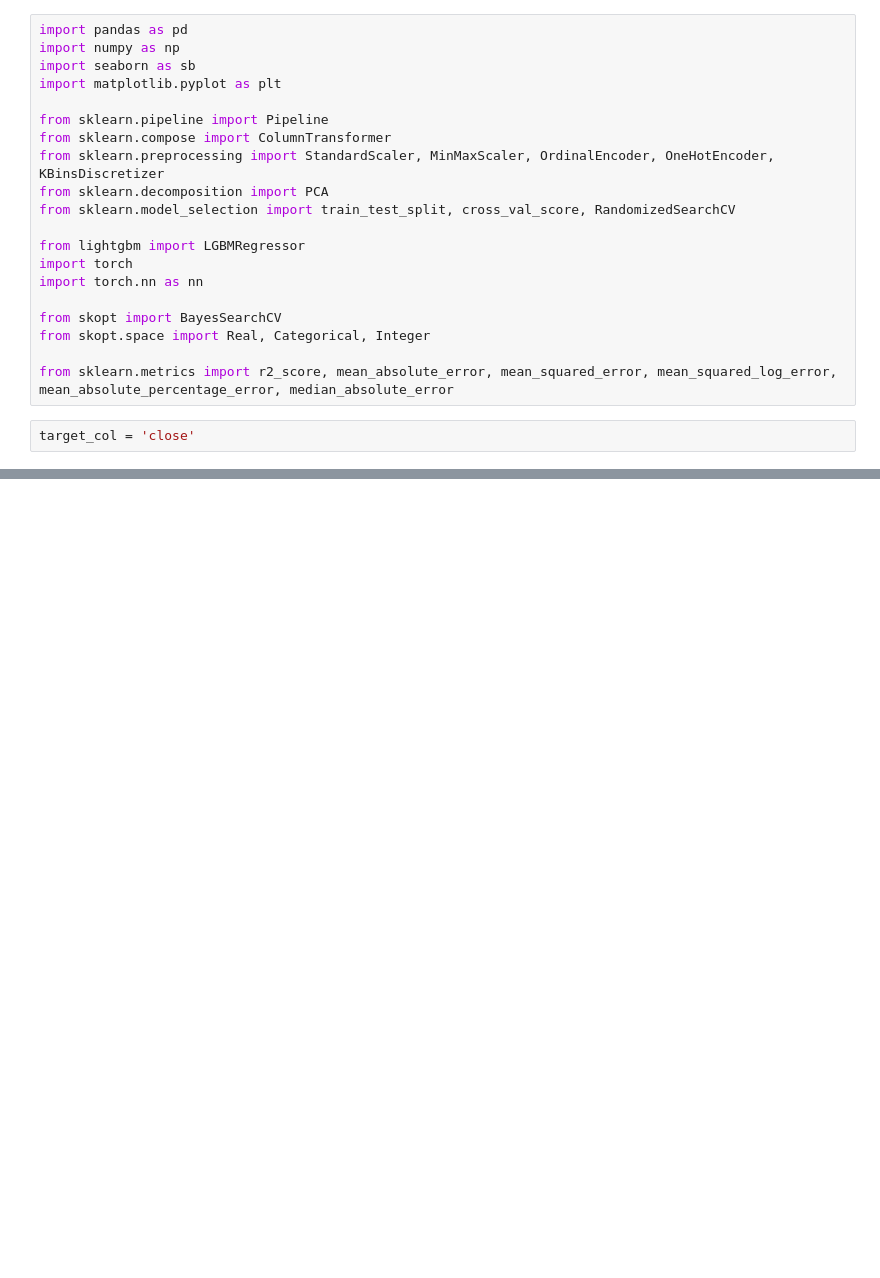
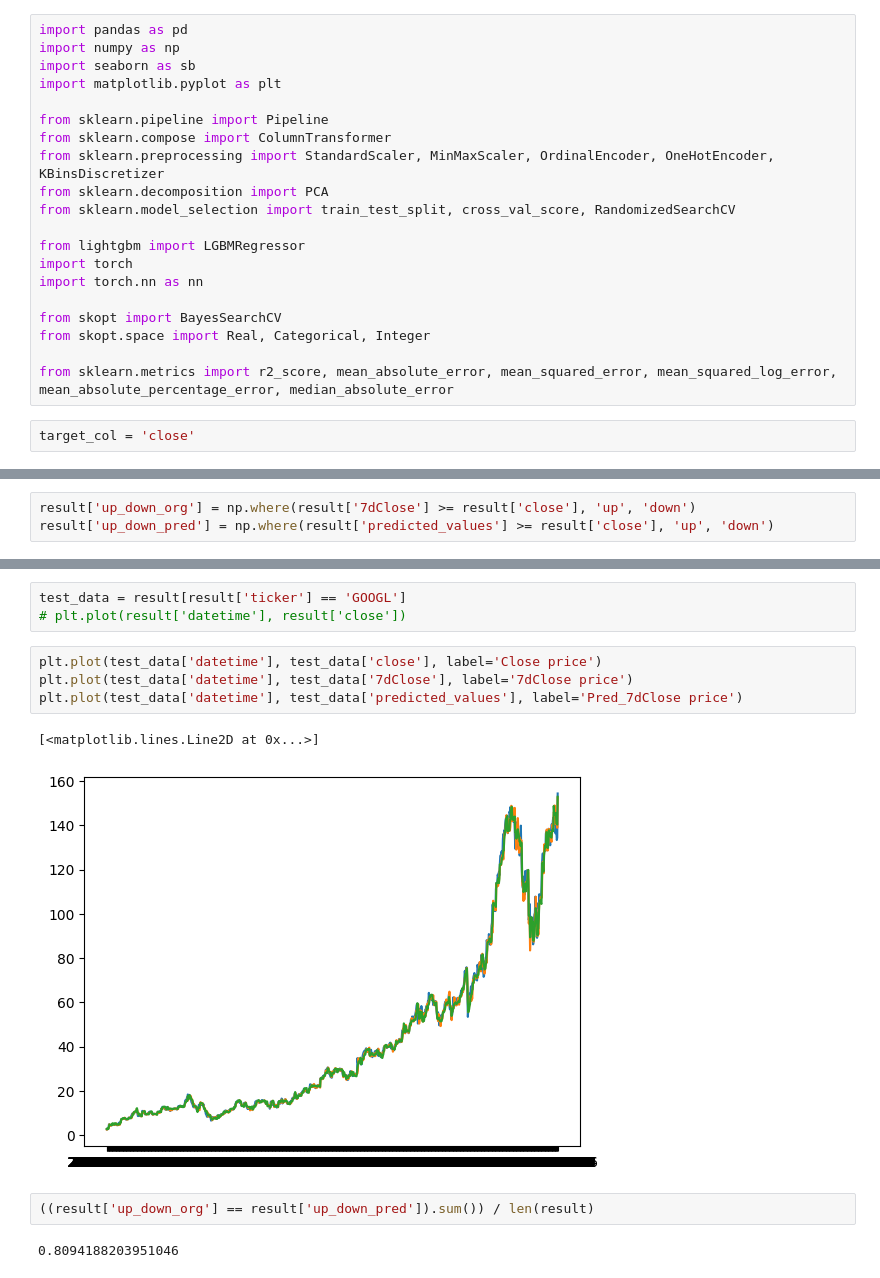
Before and after one commit to ALEE0001/stock_prediction, a Jupyter notebook: model.ipynb, the cells around one changed output, grey strips where cells are left out. Cells and saved outputs as stored; diff of their text form; blank space fills up the shorter version.

```diff
--- a/model.ipynb
+++ b/model.ipynb
@@ -211,0 +146,3 @@ Name: log_close, Length: 680657, dtype: float64
+# %%
+result['up_down_org'] = np.where(result['7dClose'] >= result['close'], 'up', 'down')
+result['up_down_pred'] = np.where(result['predicted_values'] >= result['close'], 'up', 'down')
@@ -211,0 +165,14 @@ Name: log_close, Length: 680657, dtype: float64
+# %%
+test_data = result[result['ticker'] == 'GOOGL']
+# plt.plot(result['datetime'], result['close'])
+# %%
+plt.plot(test_data['datetime'], test_data['close'], label='Close price')
+plt.plot(test_data['datetime'], test_data['7dClose'], label='7dClose price')
+plt.plot(test_data['datetime'], test_data['predicted_values'], label='Pred_7dClose price')
+# %% [output]
+[<matplotlib.lines.Line2D at 0x...>]
+[figure, added]
+# %%
+((result['up_down_org'] == result['up_down_pred']).sum()) / len(result)
+# %% [output]
+0.8094188203951046
```
Also changed, not shown: parts of 19 cells of this notebook, 1 other file.
